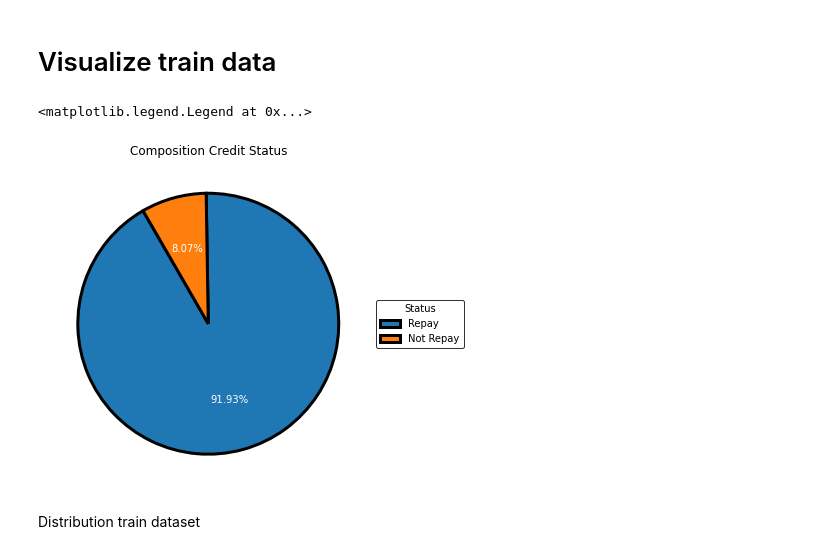
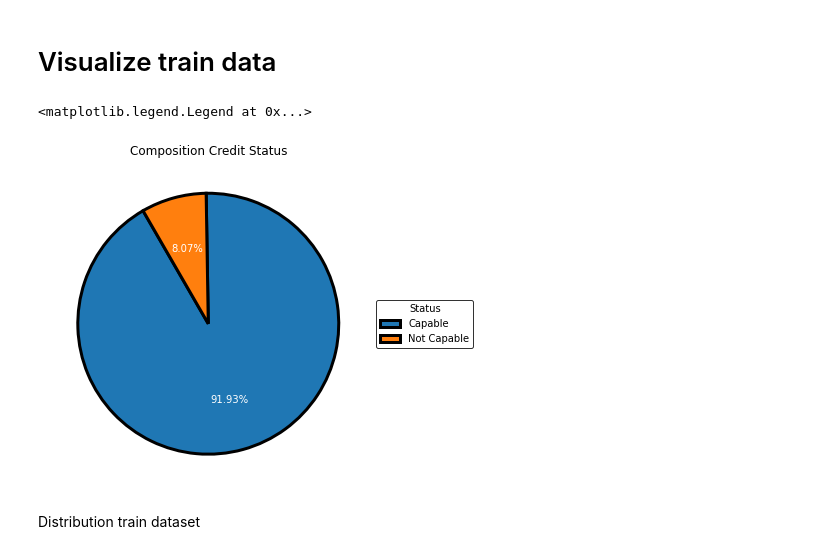
Before and after one commit to boydo7/Home-Credit-Default-Risk, a Jupyter notebook: Home Credit-ML.ipynb, the cells around one changed output. Cells and saved outputs as stored; diff of their text form; code cells hidden in the pictures.

```diff
--- a/Home Credit-ML.ipynb
+++ b/Home Credit-ML.ipynb
@@ -115,24 +123,26 @@ Index(['SK_ID_CURR', 'TARGET', 'NAME_CONTRACT_TYPE', 'CODE_GENDER',
 # %% [markdown]
 # Visualize train data
 # %%
-y_value_counts = train_data['TARGET'].value_counts()  #visualize composition of credit
+# Get the value counts for the 'TARGET' variable
+y_value_counts = train_data['TARGET'].value_counts()
 
+# Set up the pie chart
 fig, ax = plt.subplots(figsize=(6, 6), subplot_kw=dict(aspect="equal"))
-recipe = ["Will Repay","Will not Repay"]
 
+# Define the labels and data for the pie chart
 data = [y_value_counts[0], y_value_counts[1]]
 
-pie_1 = ax.pie(data,explode = (0,0),
-        textprops=dict(size= 10, color= "white"),
-        autopct="%.2f%%",startangle = 120,wedgeprops=dict( edgecolor = "black", linewidth = 3))
+# Create the pie chart
+pie_1 = ax.pie(data, explode=(0, 0), textprops=dict(size=10, color="white"),
+                autopct="%.2f%%", startangle=120, wedgeprops=dict(edgecolor="black", linewidth=3))
 
-labels="Repay","Not Repay"
-
+# Set title and legend
+labels = "Capable", "Not Capable"
 plt.title('Composition Credit Status')
-plt.legend( labels, title="Status",loc="center left",bbox_to_anchor=(1, 0, 0.5, 1), edgecolor = "black")
+plt.legend(labels, title="Status", loc="center left", bbox_to_anchor=(1, 0, 0.5, 1), edgecolor="black")
 # %% [output]
 <matplotlib.legend.Legend at 0x...>
-[figure, old version]
+[figure, new version]
 # %% [markdown]
 Distribution train dataset
 # %%
```
Also changed, not shown: parts of 50 cells of this notebook.
